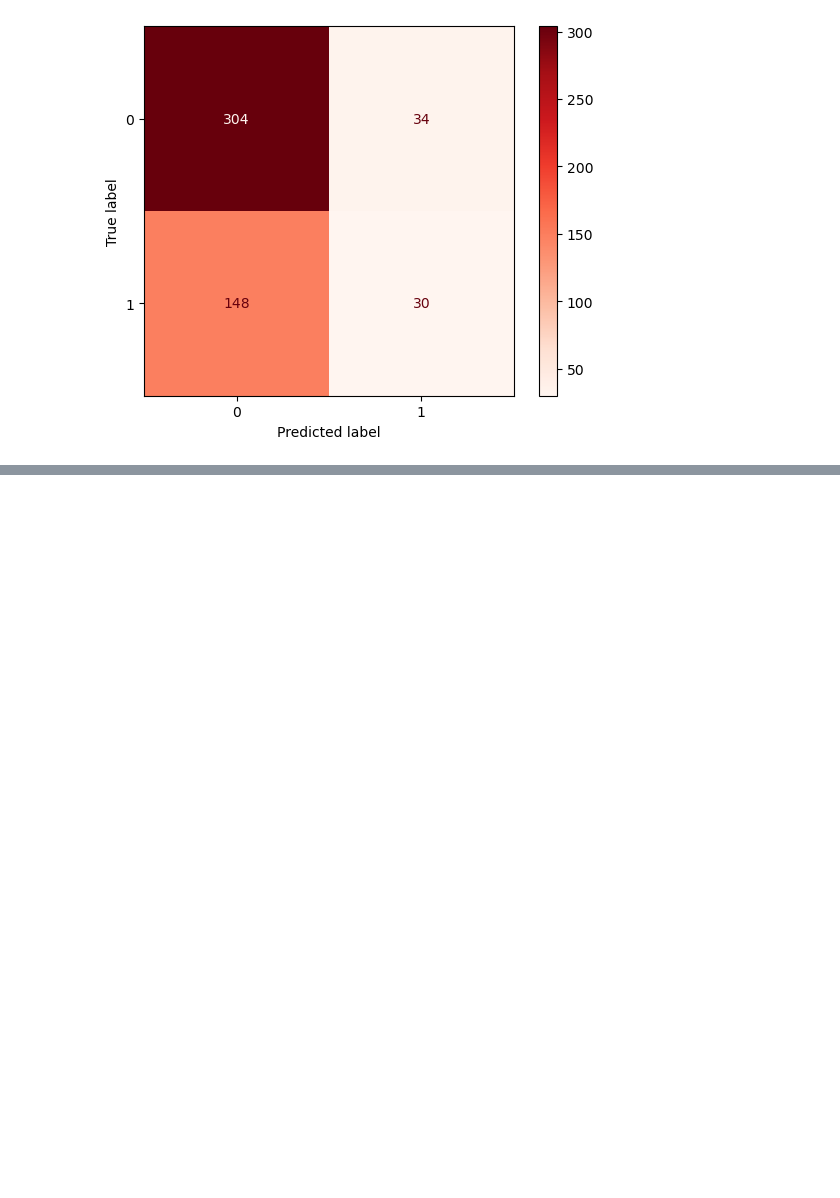
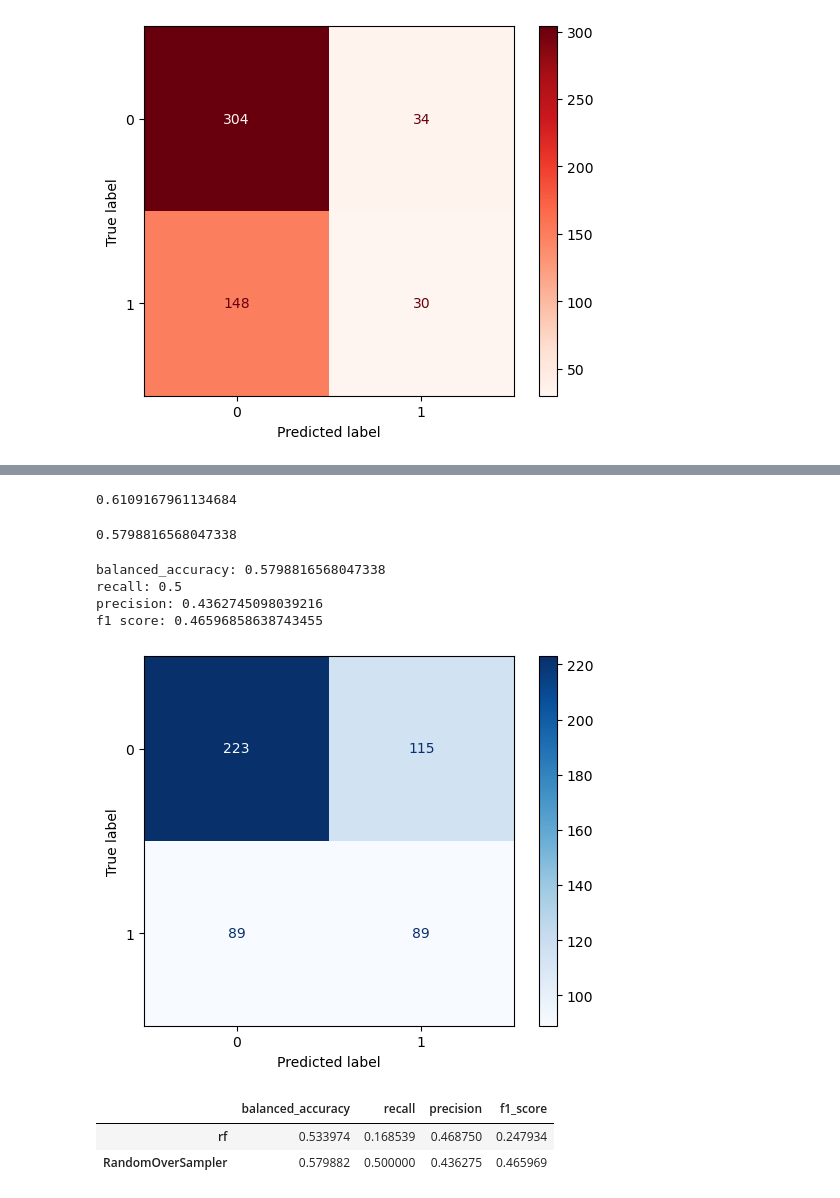
Before and after one commit to dxk613/capstone_project, a Jupyter notebook: code/rf_model2.ipynb, the cells around one changed output, grey strips where cells are left out. Saved outputs shown, nothing was run; the diff lists cells and outputs as text; code cells hidden in the pictures; blank space fills up the shorter version.

```diff
--- a/code/rf_model2.ipynb
+++ b/code/rf_model2.ipynb
@@ -70,0 +169,8 @@ ConfusionMatrixDisplay.from_estimator(rf, X_test, y_test, cmap = 'Reds');
+# %%
+gs2 = GridSearchCV(pipe,
+                 param_grid=param_grid,
+                 cv=5,
+                 n_jobs=-1,
+                 scoring='balanced_accuracy')
+# %%
+gs2.fit(X_train, y_train)
@@ -70,0 +207,29 @@ ConfusionMatrixDisplay.from_estimator(rf, X_test, y_test, cmap = 'Reds');
+# %%
+# train score
+gs2.score(X_train, y_train)
+# %% [output]
+0.6109167961134684
+# %%
+# test score
+gs2.score(X_test, y_test)
+# %% [output]
+0.5798816568047338
+# %%
+# making prediction
+preds2 = gs2.predict(X_test)
+
+# evaluating the model
+
+scores.append(evaluation(X_test, y_test, preds2, gs2))
+# %% [output]
+balanced_accuracy: 0.5798816568047338
+recall: 0.5
+precision: 0.4362745098039216
+f1 score: 0.46596858638743455
+[figure, added]
+# %%
+pd.DataFrame(scores, index=['rf', 'RandomOverSampler'])
+# %% [output]
+|  | balanced_accuracy | recall | precision | f1_score |
+| rf | 0.533974 | 0.168539 | 0.468750 | 0.247934 |
+| RandomOverSampler | 0.579882 | 0.500000 | 0.436275 | 0.465969 |
```
Also changed, not shown: parts of 38 cells of this notebook.
